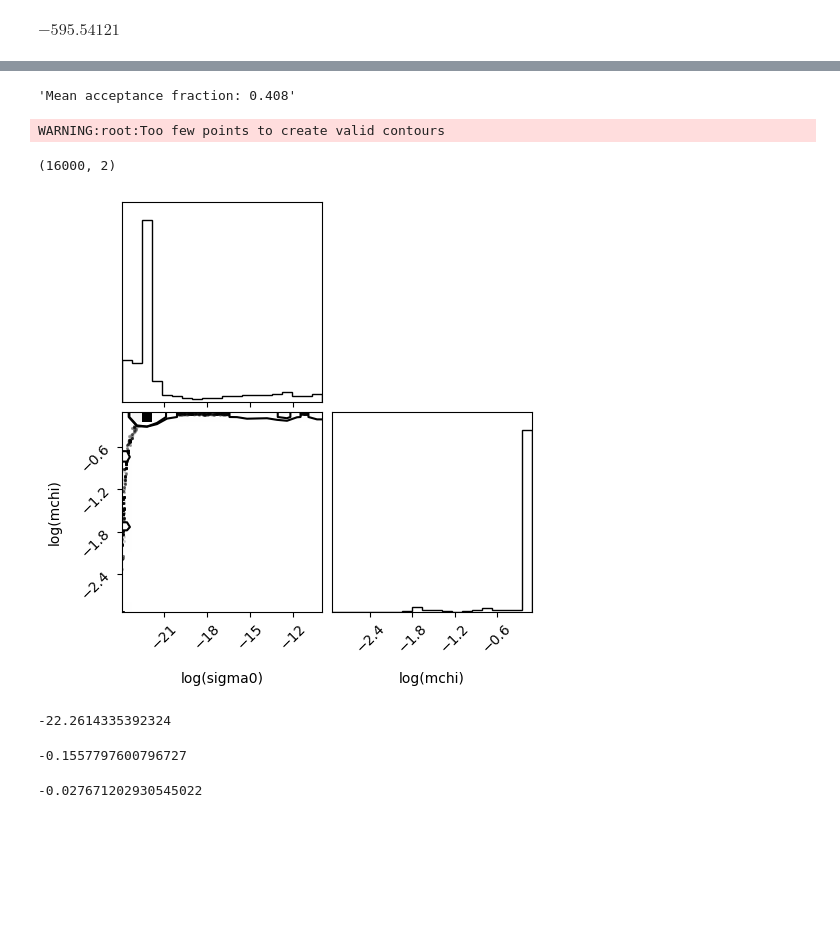
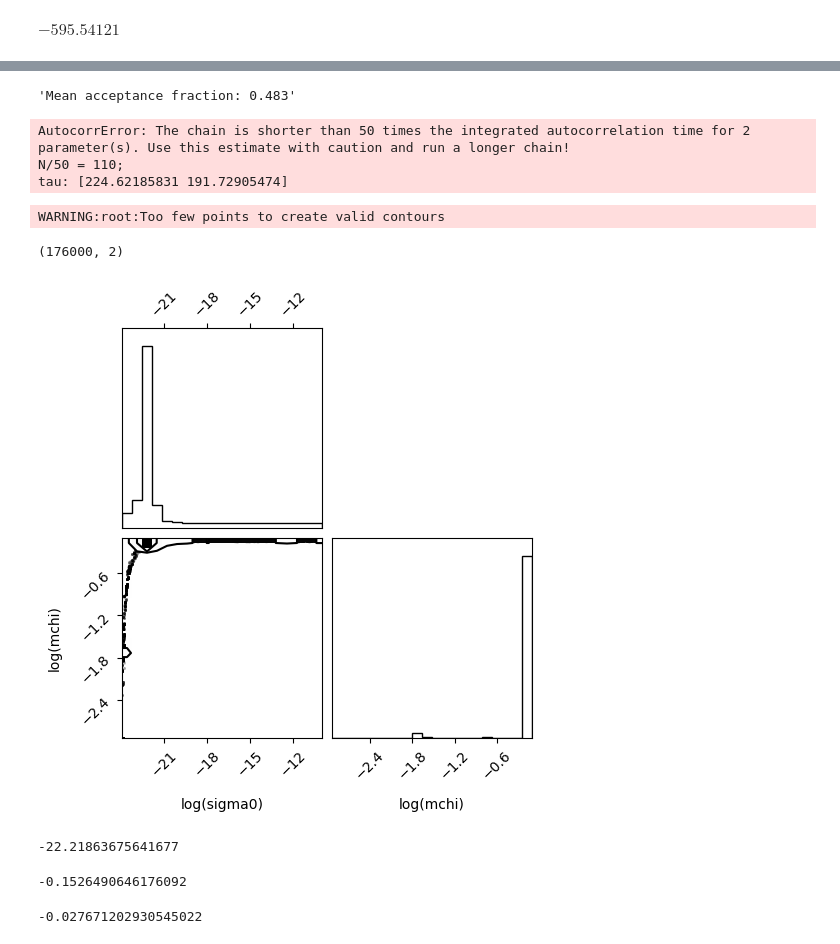
Before and after one commit to eleanorstuart/thermo-idm, a Jupyter notebook: mcmc_2_param_from_equilibrium.ipynb, the cells around one changed output, grey strips where cells are left out. Cells and saved outputs as stored; diff of their text form; code cells hidden in the pictures; blank space fills up the shorter version.

Commit message:
parallel mcmc

```diff
--- a/mcmc_2_param_from_equilibrium.ipynb
+++ b/mcmc_2_param_from_equilibrium.ipynb
@@ -136,0 +155,2 @@ sampler.run_mcmc(state, 1000, progress=True)
+# %%
+sampler.run_mcmc(sampler.get_last_sample(), 2000, progress=True)
@@ -139,23 +177,33 @@ samples = sampler.get_chain(flat=True)
 # %%
 "Mean acceptance fraction: {0:.3f}".format(np.mean(sampler.acceptance_fraction))
 # %% [output]
-'Mean acceptance fraction: 0.408'
+'Mean acceptance fraction: 0.483'
+# %%
+print(
+    "Mean autocorrelation time: {0:.3f} steps".format(
+        np.mean(sampler.get_autocorr_time())
+    )
+)
+# %% [output]
+AutocorrError: The chain is shorter than 50 times the integrated autocorrelation time for 2 parameter(s). Use this estimate with caution and run a longer chain!
+N/50 = 110;
+tau: [224.62185831 191.72905474]
 # %%
 flat_samples = sampler.get_chain(flat=True)
 print(flat_samples.shape)
-fig = corner.corner(flat_samples, labels=['log(sigma0)', 'log(mchi)'])
+fig = corner.corner(flat_samples, labels=['log(sigma0)', 'log(mchi)'], top_ticks=True)
 # %% [output]
 WARNING:root:Too few points to create valid contours
-(16000, 2)
+(176000, 2)
-[figure, old version]
+[figure, new version]
 # %%
 np.median(samples[:,0])
 # %% [output]
--22.2614335392324
+-22.21863675641677
 # %%
 np.median(samples[:,1])
 # %% [output]
--0.1557797600796727
+-0.1526490646176092
 # %%
 np.log10(const.m_p.to(u.GeV, equivalencies=u.mass_energy()).value)
 # %% [output]
```
Also changed, not shown: parts of 3 cells of this notebook, 4 other files.
